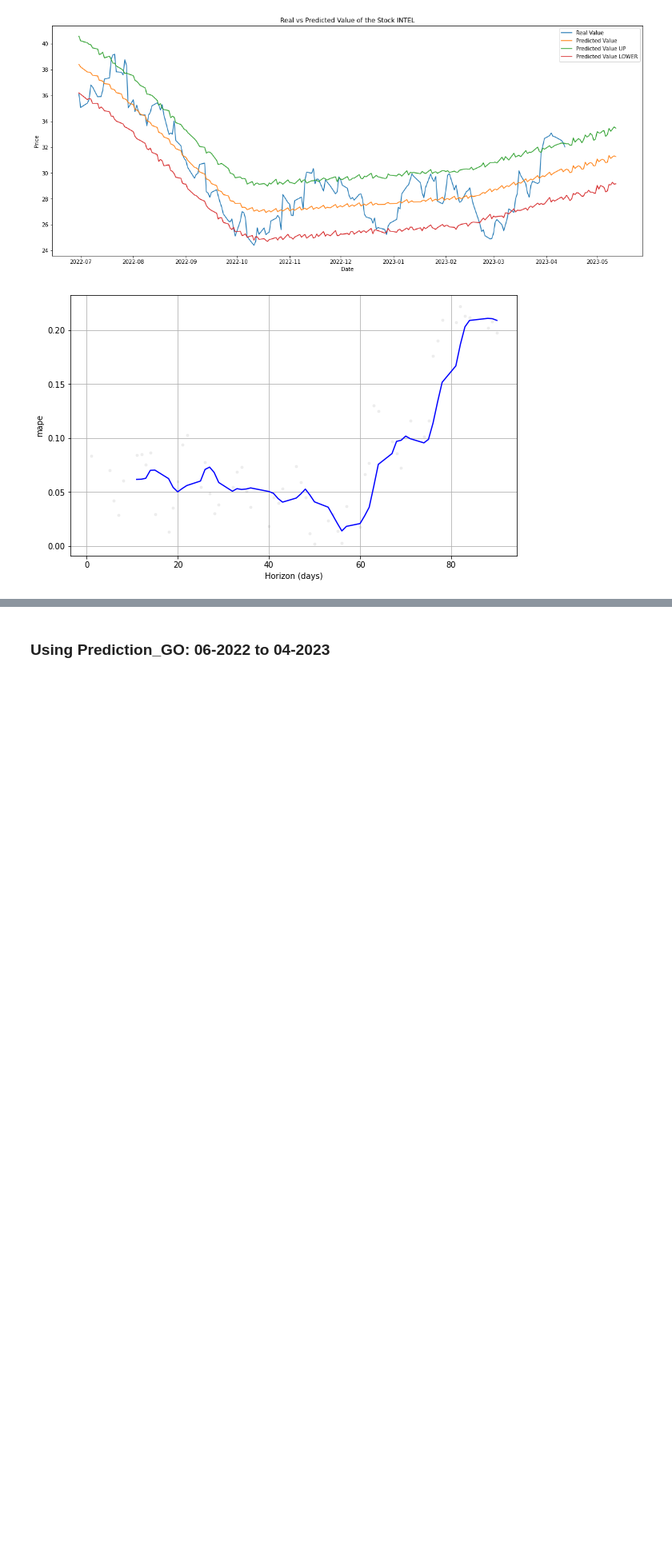
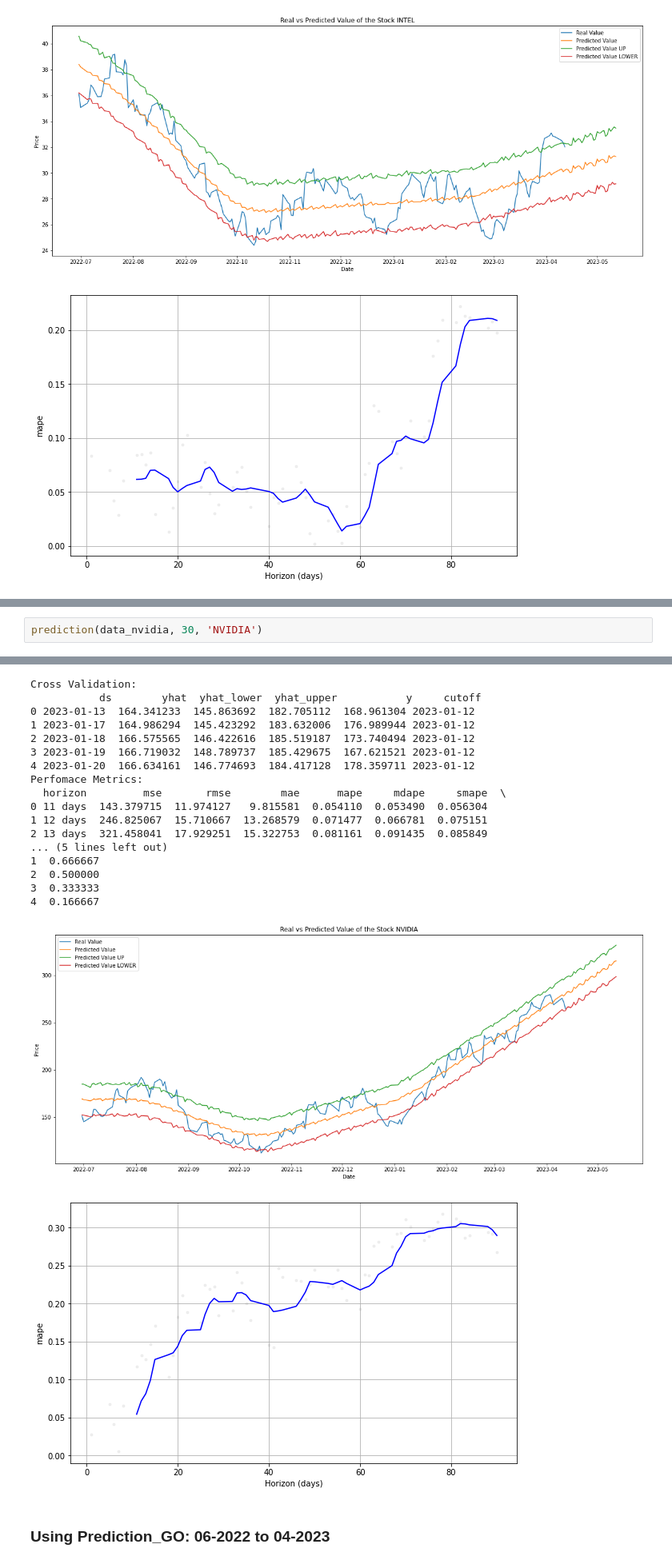
Before and after one commit to jeanmatheuss/GPU-stocks-price, a Jupyter notebook: gpu-prices.ipynb, the cells around one changed output, grey strips where cells are left out. Shown at 80% size. Saved outputs shown, nothing was run; the diff lists cells and outputs as text; blank space fills up the shorter version.

```diff
--- a/gpu-prices.ipynb
+++ b/gpu-prices.ipynb
@@ -484,0 +521,3 @@ Perfomace Metrics:
+# %%
+prediction(data_nvidia, 30, 'NVIDIA')
+# %% [output]
@@ -485,3 +538,22 @@ Perfomace Metrics:
+Cross Validation:
+           ds        yhat  yhat_lower  yhat_upper           y     cutoff
+0 2023-01-13  164.341233  145.863692  182.705112  168.961304 2023-01-12
+1 2023-01-17  164.986294  145.423292  183.632006  176.989944 2023-01-12
+2 2023-01-18  166.575565  146.422616  185.519187  173.740494 2023-01-12
+3 2023-01-19  166.719032  148.789737  185.429675  167.621521 2023-01-12
+4 2023-01-20  166.634161  146.774693  184.417128  178.359711 2023-01-12
+Perfomace Metrics:
+  horizon         mse       rmse        mae      mape     mdape     smape  \
+0 11 days  143.379715  11.974127   9.815581  0.054110  0.053490  0.056304
+1 12 days  246.825067  15.710667  13.268579  0.071477  0.066781  0.075151
+2 13 days  321.458041  17.929251  15.322753  0.081161  0.091435  0.085849
+... (5 lines left out)
+1  0.666667
+2  0.500000
+3  0.333333
+4  0.166667
+[figure, added]
+[figure, added]
 # %% [markdown]
 ### Using Prediction_GO: 06-2022 to 04-2023
 # %%
```
Also changed, not shown: parts of 6 cells of this notebook.
